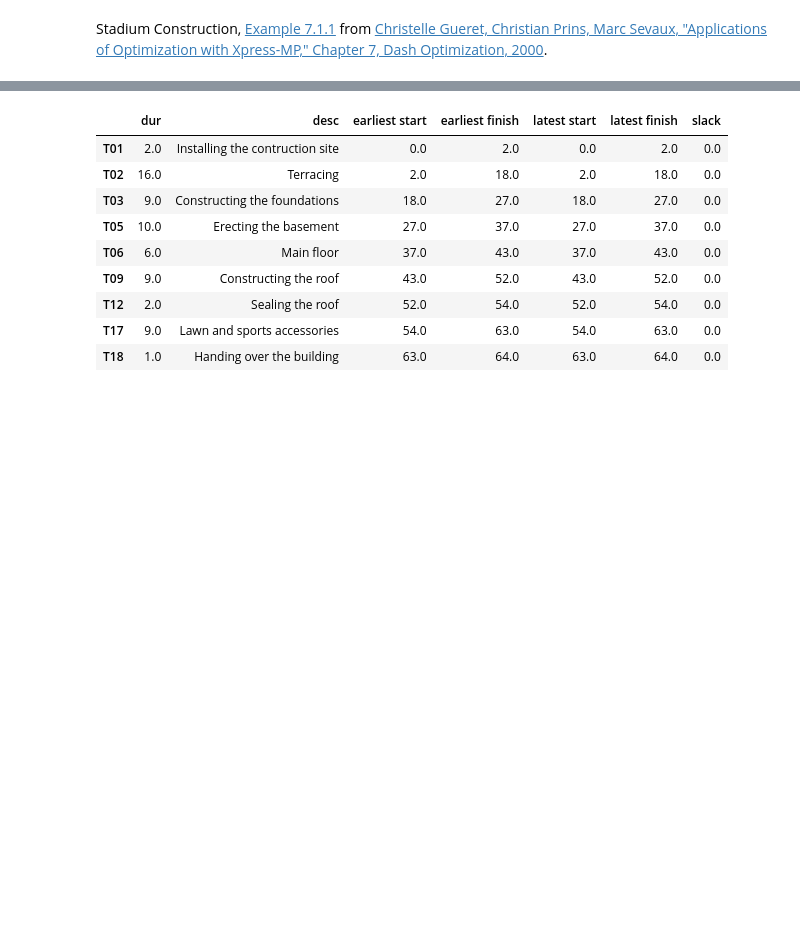
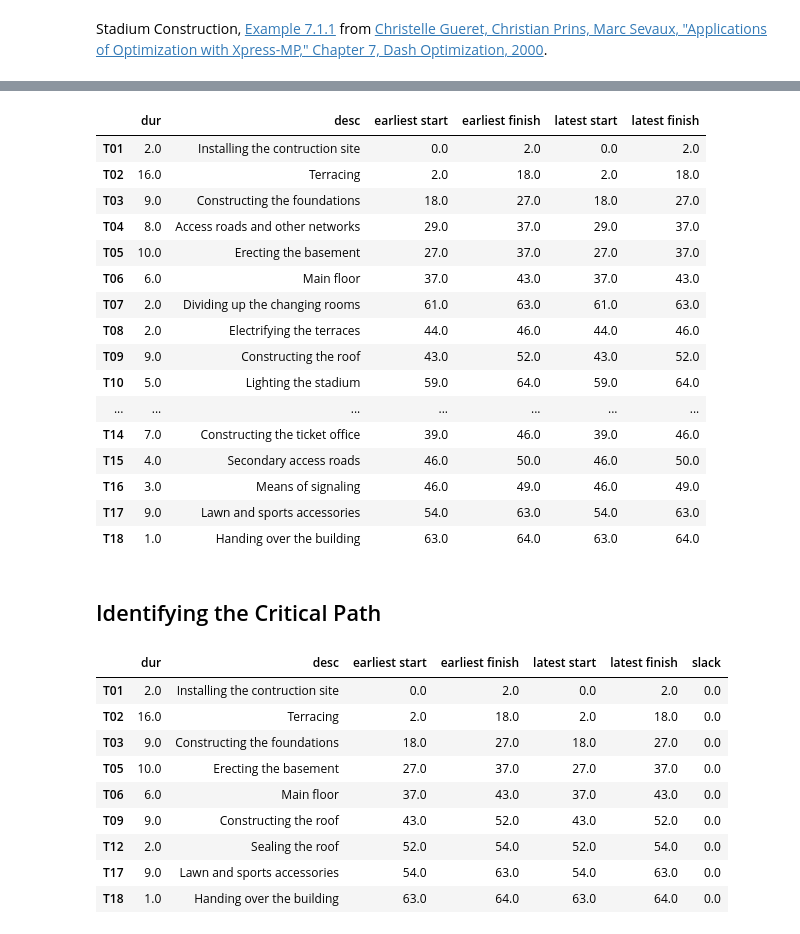
Before and after one commit to jckantor/cbe60455, a Jupyter notebook: _build/jupyter_execute/notebooks/03/01-critical-path-method.ipynb, the cells around one changed output, grey strips where cells are left out. Drawn from its saved outputs; the diff is of its cells as text; code cells hidden in the pictures; blank space fills up the shorter version.

Commit message:
add critical path

```diff
--- a/_build/jupyter_execute/notebooks/03/01-critical-path-method.ipynb
+++ b/_build/jupyter_execute/notebooks/03/01-critical-path-method.ipynb
@@ -69,3 +140,33 @@ pred = [
+# %%
+import pandas as pd
+
+df = pd.DataFrame(tasks).T
+
+for task in m.TASKS:
+    df.loc[task, "earliest start"] = m.earliest_start[task]()
+    df.loc[task, "earliest finish"] = m.earliest_finish[task]()
+    df.loc[task, "latest start"] = m.latest_start[task]()
+    df.loc[task, "latest finish"] = m.latest_finish[task]()
+
+df
+# %% [output]
+|  | dur | desc | earliest start | earliest finish | latest start | latest finish |
+| T01 | 2.0 | Installing the contruction site | 0.0 | 2.0 | 0.0 | 2.0 |
+| T02 | 16.0 | Terracing | 2.0 | 18.0 | 2.0 | 18.0 |
+| T03 | 9.0 | Constructing the foundations | 18.0 | 27.0 | 18.0 | 27.0 |
+| T04 | 8.0 | Access roads and other networks | 29.0 | 37.0 | 29.0 | 37.0 |
+| T05 | 10.0 | Erecting the basement | 27.0 | 37.0 | 27.0 | 37.0 |
+| T06 | 6.0 | Main floor | 37.0 | 43.0 | 37.0 | 43.0 |
+| T07 | 2.0 | Dividing up the changing rooms | 61.0 | 63.0 | 61.0 | 63.0 |
+| T08 | 2.0 | Electrifying the terraces | 44.0 | 46.0 | 44.0 | 46.0 |
+| T09 | 9.0 | Constructing the roof | 43.0 | 52.0 | 43.0 | 52.0 |
+| T10 | 5.0 | Lighting the stadium | 59.0 | 64.0 | 59.0 | 64.0 |
+| ... | ... | ... | ... | ... | ... | ... |
+| T14 | 7.0 | Constructing the ticket office | 39.0 | 46.0 | 39.0 | 46.0 |
+| T15 | 4.0 | Secondary access roads | 46.0 | 50.0 | 46.0 | 50.0 |
+| T16 | 3.0 | Means of signaling | 46.0 | 49.0 | 46.0 | 49.0 |
+| T17 | 9.0 | Lawn and sports accessories | 54.0 | 63.0 | 54.0 | 63.0 |
+| T18 | 1.0 | Handing over the building | 63.0 | 64.0 | 63.0 | 64.0 |
 # %%
 import pyomo.environ as pyo
 
@@ -116,6 +217,8 @@ def arc_late(m, a, b):
 
 solver = pyo.SolverFactory("cbc")
 solver.solve(m);
+# %% [markdown]
+## Identifying the Critical Path
 # %%
 import pandas as pd
 
```
Also changed, not shown: parts of 2 cells of this notebook, 8 other files.
